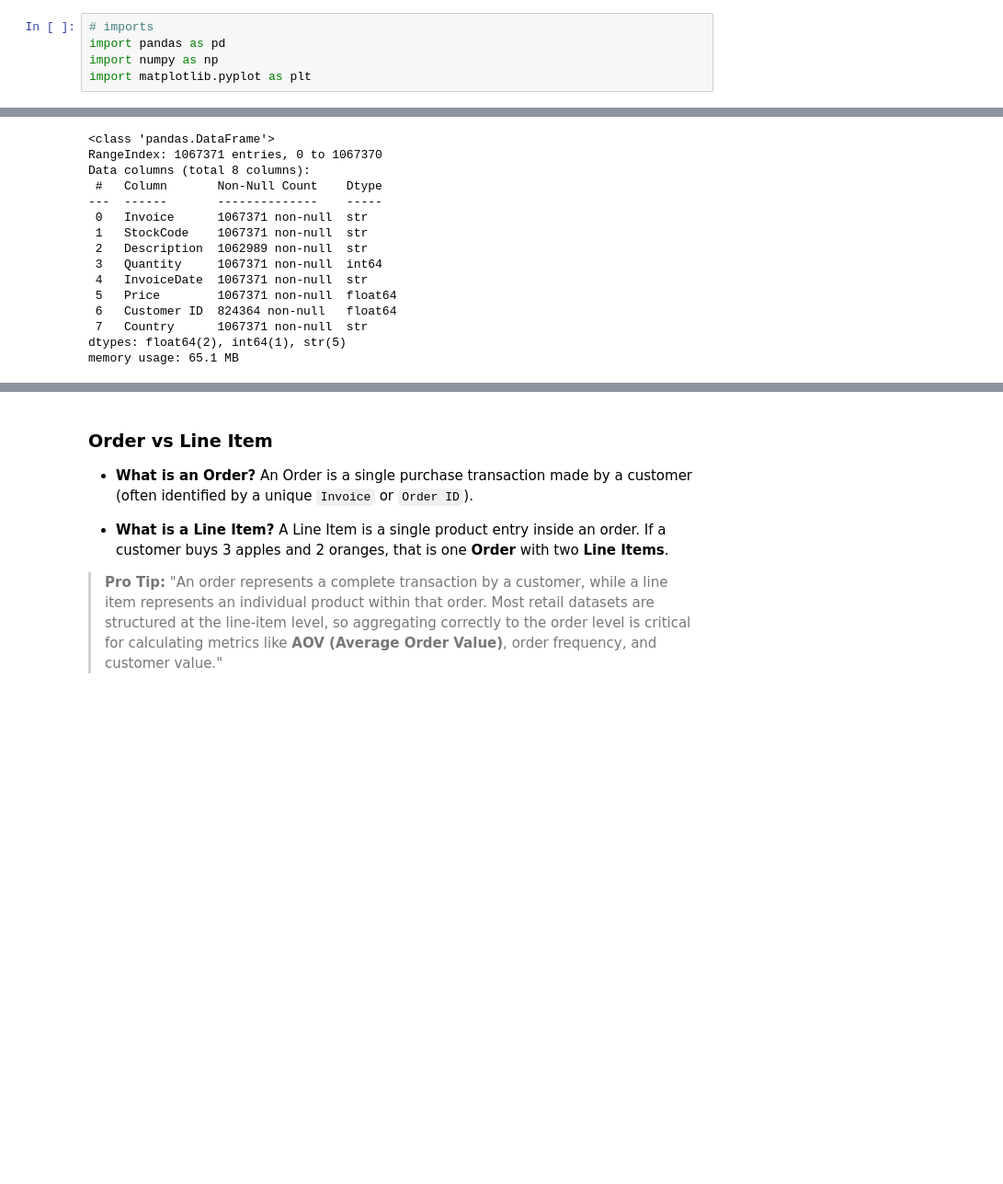
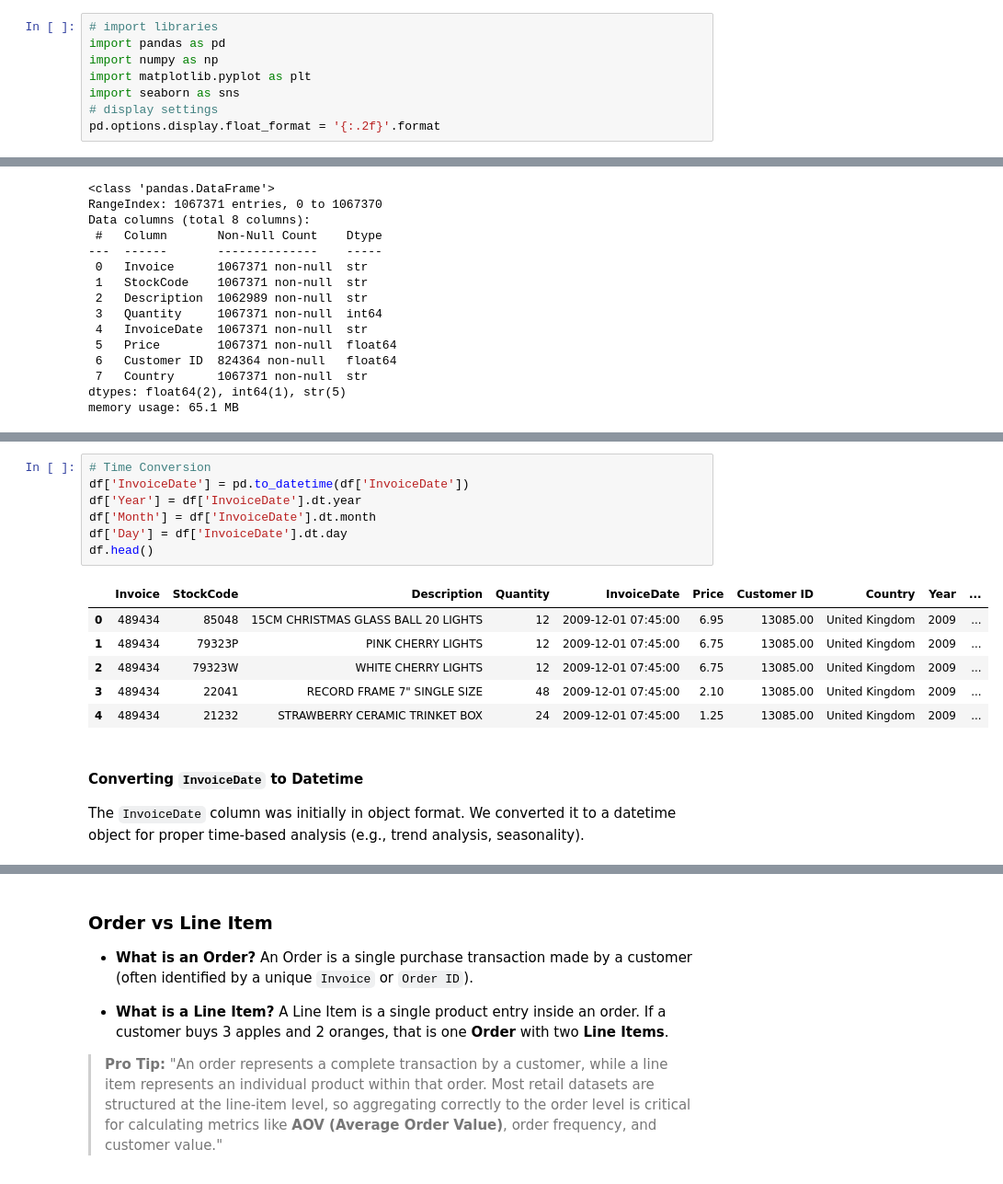
Before and after one commit to ezzatmohammed/online-retail-analysis, a Jupyter notebook: notebooks/01_eda.ipynb, the cells around one changed output, grey strips where cells are left out. Shown at 92% size. Drawn from its saved outputs; the diff is of its cells as text; blank space fills up the shorter version.

```diff
--- a/notebooks/01_eda.ipynb
+++ b/notebooks/01_eda.ipynb
@@ -87,7 +87,10 @@ By the end of this notebook, I should be able to:
 3.  **Transform raw transactional data into business decisions**
 4.  **Tell a clear data-driven retail story**
 # %%
-# imports
+# import libraries
 import pandas as pd
 import numpy as np
 import matplotlib.pyplot as plt
+import seaborn as sns
+# display settings
+pd.options.display.float_format = '{:.2f}'.format
@@ -130,0 +189,17 @@ memory usage: 65.1 MB
+# %%
+# Time Conversion
+df['InvoiceDate'] = pd.to_datetime(df['InvoiceDate'])
+df['Year'] = df['InvoiceDate'].dt.year
+df['Month'] = df['InvoiceDate'].dt.month
+df['Day'] = df['InvoiceDate'].dt.day
+df.head()
+# %% [output]
+|  | Invoice | StockCode | Description | Quantity | InvoiceDate | Price | Customer ID | Country | Year | ... |
+| 0 | 489434 | 85048 | 15CM CHRISTMAS GLASS BALL 20 LIGHTS | 12 | 2009-12-01 07:45:00 | 6.95 | 13085.00 | United Kingdom | 2009 | ... |
+| 1 | 489434 | 79323P | PINK CHERRY LIGHTS | 12 | 2009-12-01 07:45:00 | 6.75 | 13085.00 | United Kingdom | 2009 | ... |
+| 2 | 489434 | 79323W | WHITE CHERRY LIGHTS | 12 | 2009-12-01 07:45:00 | 6.75 | 13085.00 | United Kingdom | 2009 | ... |
+| 3 | 489434 | 22041 | RECORD FRAME 7" SINGLE SIZE | 48 | 2009-12-01 07:45:00 | 2.10 | 13085.00 | United Kingdom | 2009 | ... |
+| 4 | 489434 | 21232 | STRAWBERRY CERAMIC TRINKET BOX | 24 | 2009-12-01 07:45:00 | 1.25 | 13085.00 | United Kingdom | 2009 | ... |
+# %% [markdown]
+#### Converting `InvoiceDate` to Datetime
+ The `InvoiceDate` column was initially in object format. We converted it to a datetime object for proper time-based analysis (e.g., trend analysis, seasonality).
```
Also changed, not shown: parts of 25 cells of this notebook, 3 other files.
